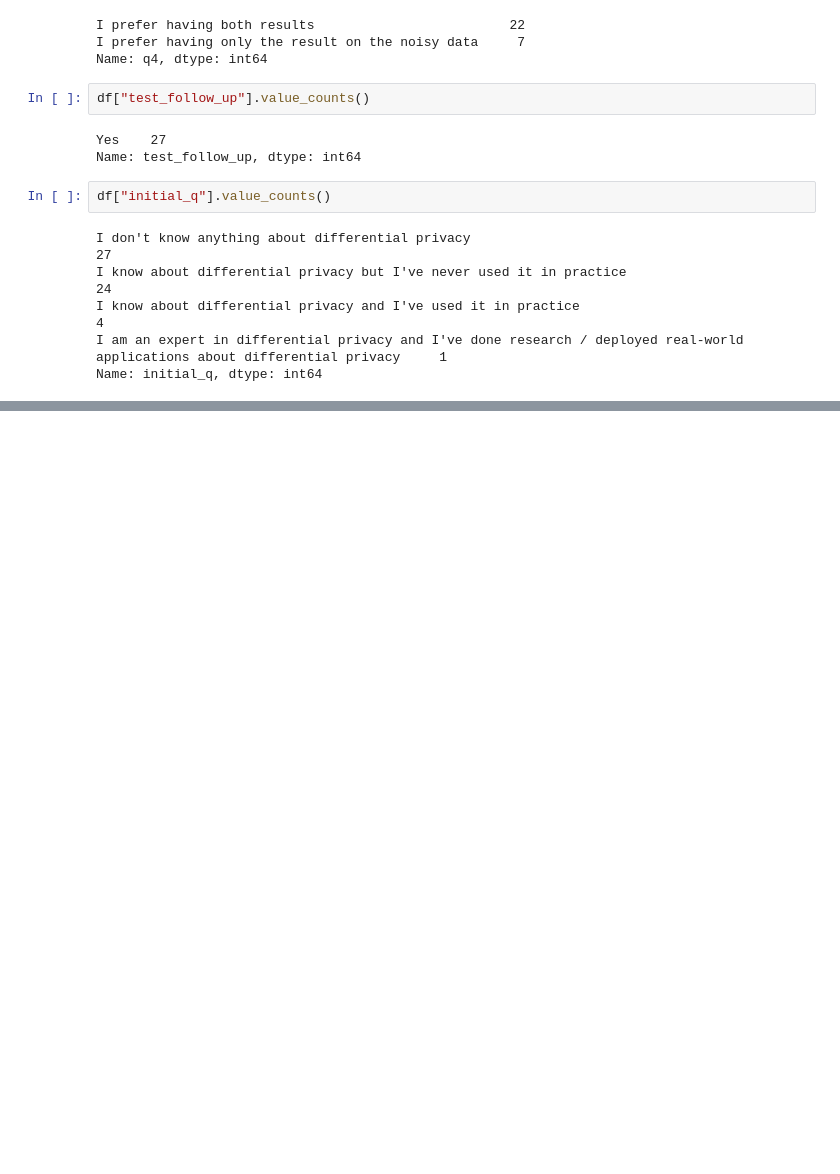
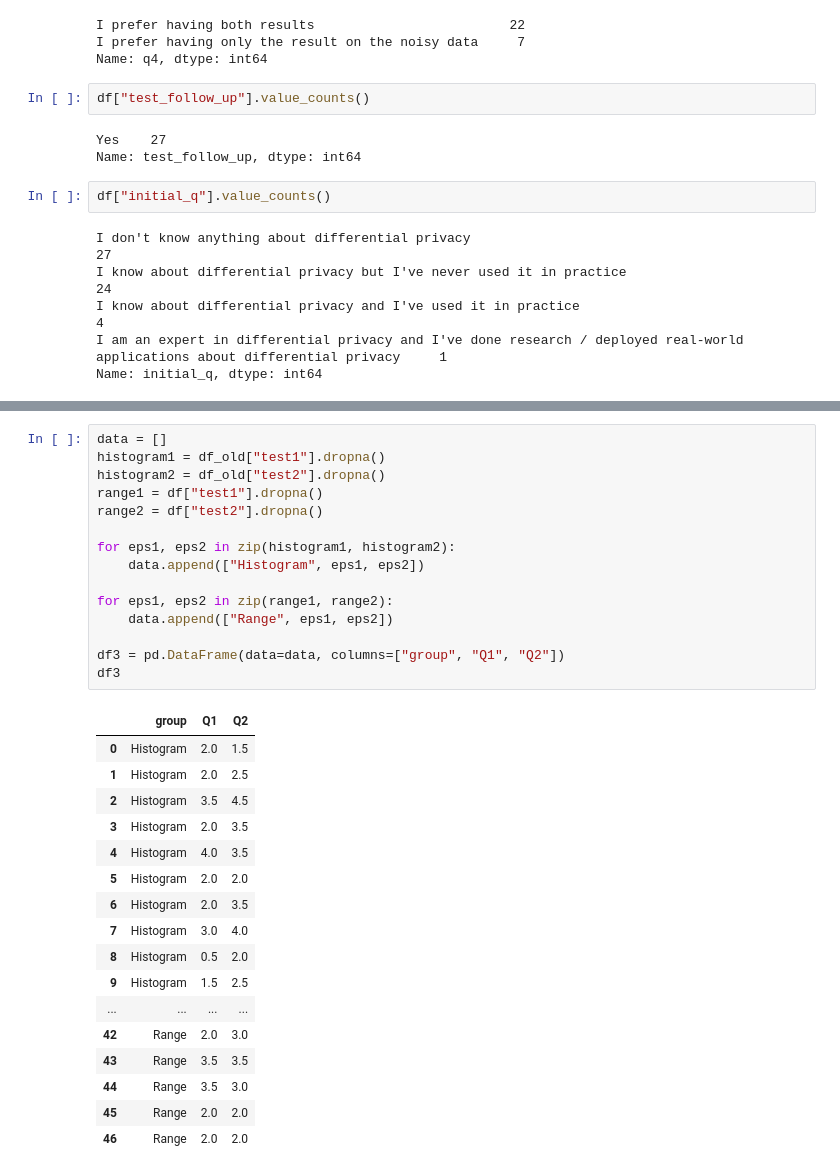
Before and after one commit to youny626/DP_test, a Jupyter notebook: user_study/plot.ipynb, the cells around one changed output, grey strips where cells are left out. Drawn from its saved outputs; the diff is of its cells as text; blank space fills up the shorter version.

```diff
--- a/user_study/plot.ipynb
+++ b/user_study/plot.ipynb
@@ -261,0 +294,33 @@ Name: initial_q, dtype: int64
+# %%
+data = []
+histogram1 = df_old["test1"].dropna()
+histogram2 = df_old["test2"].dropna()
+range1 = df["test1"].dropna()
+range2 = df["test2"].dropna()
+
+for eps1, eps2 in zip(histogram1, histogram2):
+    data.append(["Histogram", eps1, eps2])
+
+for eps1, eps2 in zip(range1, range2):
+    data.append(["Range", eps1, eps2])
+
+df3 = pd.DataFrame(data=data, columns=["group", "Q1", "Q2"])
+df3
+# %% [output]
+|  | group | Q1 | Q2 |
+| 0 | Histogram | 2.0 | 1.5 |
+| 1 | Histogram | 2.0 | 2.5 |
+| 2 | Histogram | 3.5 | 4.5 |
+| 3 | Histogram | 2.0 | 3.5 |
+| 4 | Histogram | 4.0 | 3.5 |
+| 5 | Histogram | 2.0 | 2.0 |
+| 6 | Histogram | 2.0 | 3.5 |
+| 7 | Histogram | 3.0 | 4.0 |
+| 8 | Histogram | 0.5 | 2.0 |
+| 9 | Histogram | 1.5 | 2.5 |
+| ... | ... | ... | ... |
+| 42 | Range | 2.0 | 3.0 |
+| 43 | Range | 3.5 | 3.5 |
+| 44 | Range | 3.5 | 3.0 |
+| 45 | Range | 2.0 | 2.0 |
+| 46 | Range | 2.0 | 2.0 |
```
Also changed, not shown: parts of 7 cells of this notebook, 8 other files.
